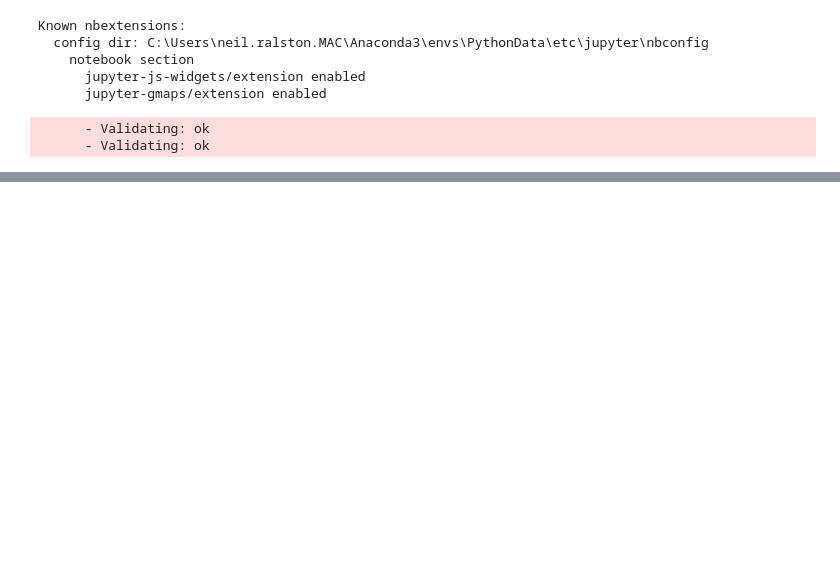
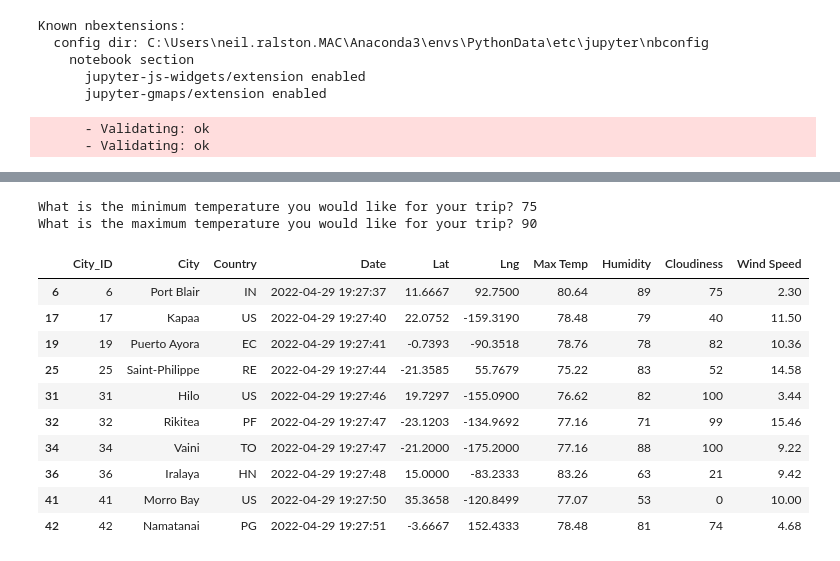
Before and after one commit to neilralston/World_Weather_Analysis, a Jupyter notebook: VacationPy.ipynb, the cells around one changed output, grey strips where cells are left out. Saved outputs shown, nothing was run; the diff lists cells and outputs as text; code cells hidden in the pictures; blank space fills up the shorter version.

```diff
--- a/VacationPy.ipynb
+++ b/VacationPy.ipynb
@@ -130,0 +187,24 @@ Known nbextensions:
+# %%
+# Ask the customer to add a minimum and maximum temperature value.
+min_temp = float(input("What is the minimum temperature you would like for your trip? "))
+max_temp = float(input("What is the maximum temperature you would like for your trip? "))
+# %% [output]
+What is the minimum temperature you would like for your trip? 75
+What is the maximum temperature you would like for your trip? 90
+# %%
+# Filter the dataset to find the cities that fit the criteria.
+preferred_cities_df = city_data_df.loc[(city_data_df["Max Temp"] <= max_temp) & \
+                                       (city_data_df["Max Temp"] >= min_temp)]
+preferred_cities_df.head(10)
+# %% [output]
+|  | City_ID | City | Country | Date | Lat | Lng | Max Temp | Humidity | Cloudiness | Wind Speed |
+| 6 | 6 | Port Blair | IN | 2022-04-29 19:27:37 | 11.6667 | 92.7500 | 80.64 | 89 | 75 | 2.30 |
+| 17 | 17 | Kapaa | US | 2022-04-29 19:27:40 | 22.0752 | -159.3190 | 78.48 | 79 | 40 | 11.50 |
+| 19 | 19 | Puerto Ayora | EC | 2022-04-29 19:27:41 | -0.7393 | -90.3518 | 78.76 | 78 | 82 | 10.36 |
+| 25 | 25 | Saint-Philippe | RE | 2022-04-29 19:27:44 | -21.3585 | 55.7679 | 75.22 | 83 | 52 | 14.58 |
+| 31 | 31 | Hilo | US | 2022-04-29 19:27:46 | 19.7297 | -155.0900 | 76.62 | 82 | 100 | 3.44 |
+| 32 | 32 | Rikitea | PF | 2022-04-29 19:27:47 | -23.1203 | -134.9692 | 77.16 | 71 | 99 | 15.46 |
+| 34 | 34 | Vaini | TO | 2022-04-29 19:27:47 | -21.2000 | -175.2000 | 77.16 | 88 | 100 | 9.22 |
+| 36 | 36 | Iralaya | HN | 2022-04-29 19:27:48 | 15.0000 | -83.2333 | 83.26 | 63 | 21 | 9.42 |
+| 41 | 41 | Morro Bay | US | 2022-04-29 19:27:50 | 35.3658 | -120.8499 | 77.07 | 53 | 0 | 10.00 |
+| 42 | 42 | Namatanai | PG | 2022-04-29 19:27:51 | -3.6667 | 152.4333 | 78.48 | 81 | 74 | 4.68 |
```
Also changed, not shown: parts of 14 cells of this notebook, 1 other file.
